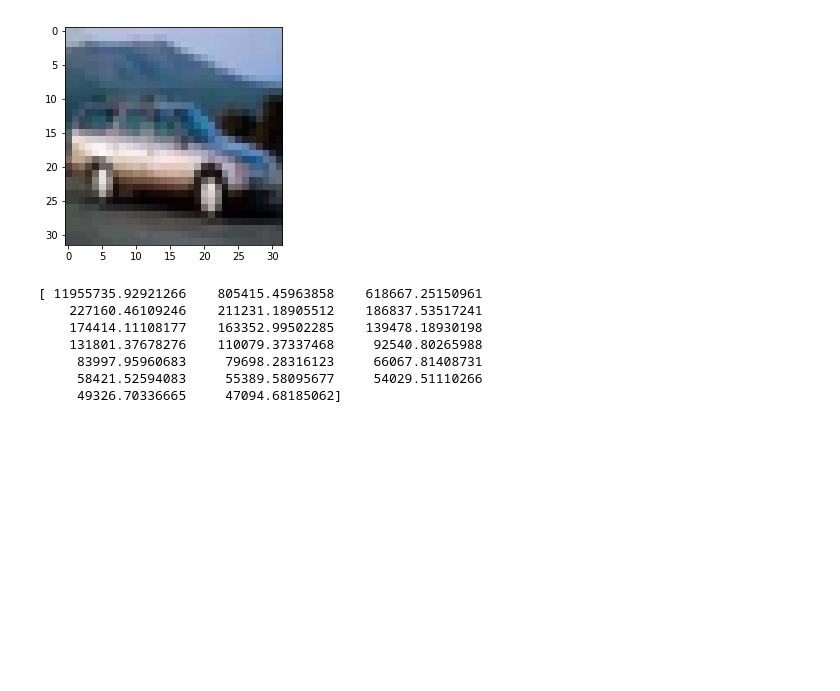
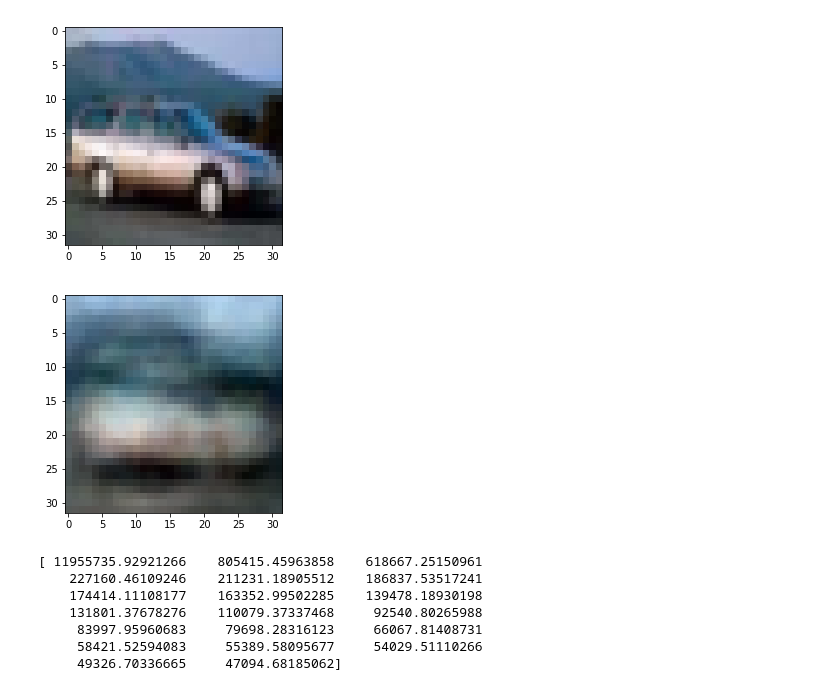
Before and after one commit to lpoon2/CS498-AML, a Jupyter notebook: hw3/hw3.ipynb, the cells around one changed output. Saved outputs shown, nothing was run; the diff lists cells and outputs as text; code cells hidden in the pictures; blank space fills up the shorter version.

```diff
--- a/hw3/hw3.ipynb
+++ b/hw3/hw3.ipynb
@@ -199,6 +195,15 @@ pyplot.show()
 # %% [output]
 1
 [figure]
+# %%
+#after applying PCA
+apply_pca = pca_objs[1].transform(data_batch_1[b'data'][4])
+apply_pca_2 = pca_objs[1].inverse_transform(apply_pca)
+apply_pca_3 = np.reshape(apply_pca_2,(3,32,32)).transpose(1,2,0).astype('uint8')
+plt.imshow(apply_pca_3)
+pyplot.show()
+# %% [output]
+[figure, added]
 # %%
 print(pca_objs[1].explained_variance_)
 # %% [output]
```
Also changed, not shown: parts of 8 cells of this notebook.
